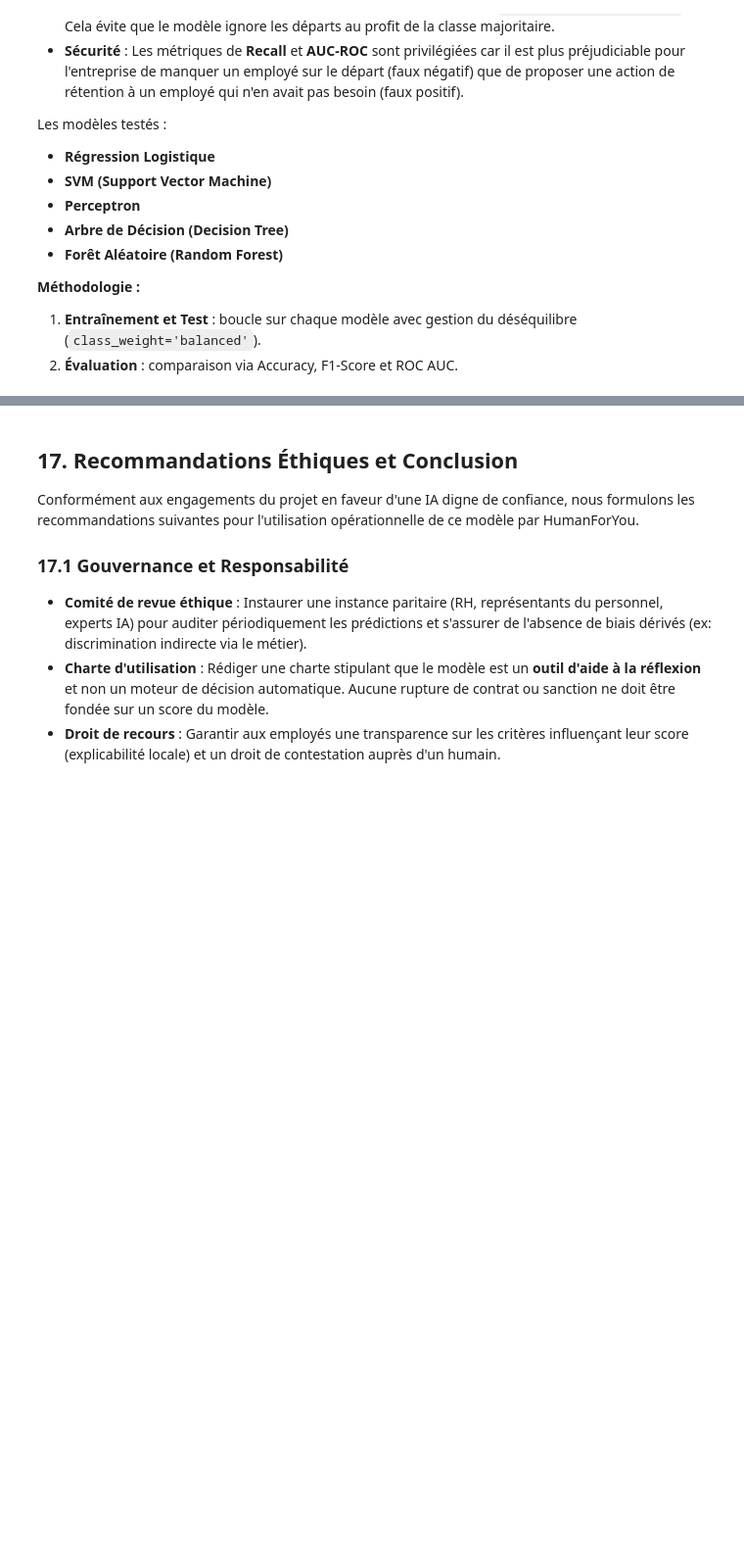
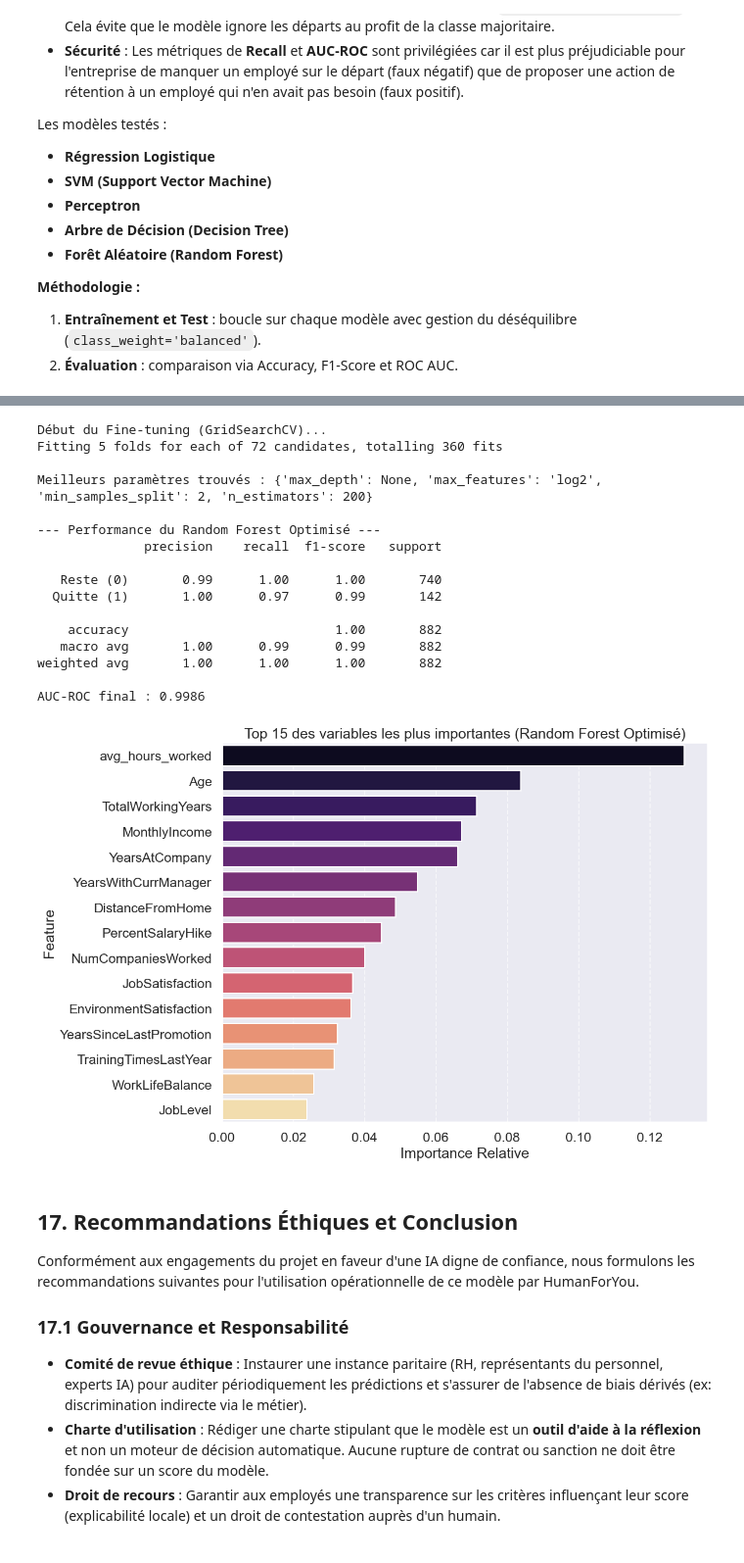
Before and after one commit to Raikuji/Cesi_Machine_Learning, a Jupyter notebook: projet_ia.ipynb, the cells around one changed output, grey strips where cells are left out. Shown at 98% size. Drawn from its saved outputs; the diff is of its cells as text; code cells hidden in the pictures; blank space fills up the shorter version.

Commit message:
Add fine-tuning

```diff
--- a/projet_ia.ipynb
+++ b/projet_ia.ipynb
@@ -1040,3 +1060,70 @@ weighted avg       1.00      1.00      1.00       882
+# %%
+from sklearn.model_selection import GridSearchCV
+
+# --- 1. Définition de la grille de paramètres ---
+param_grid = {
+    'n_estimators': [100, 200, 300],
+    'max_depth': [None, 10, 20, 30],
+    'min_samples_split': [2, 5, 10],
+    'max_features': ['sqrt', 'log2']
+}
+
+# --- 2. Recherche par grille ---
+rf_base = RandomForestClassifier(class_weight='balanced', random_state=42)
+
+grid_search = GridSearchCV(
+    estimator=rf_base,
+    param_grid=param_grid,
+    cv=5,
+    scoring='f1',
+    n_jobs=-1,
+    verbose=1
+)
+
+print("Début du Fine-tuning (GridSearchCV)... ")
+grid_search.fit(X_train, y_train)
+
+best_rf = grid_search.best_estimator_
+print(f"\nMeilleurs paramètres trouvés : {grid_search.best_params_}")
+
+# --- 3. Évaluation du meilleur modèle ---
+y_pred_tuned = best_rf.predict(X_test)
+y_prob_tuned = best_rf.predict_proba(X_test)[:, 1]
+
+print("\n--- Performance du Random Forest Optimisé ---")
+print(classification_report(y_test, y_pred_tuned, target_names=['Reste (0)', 'Quitte (1)']))
+print(f"AUC-ROC final : {roc_auc_score(y_test, y_prob_tuned):.4f}")
+
+# --- 4. Importance des variables (Feature Importance) ---
+importances = best_rf.feature_importances_
+feature_names = X_train.columns
+feature_importance_df = pd.DataFrame({'Feature': feature_names, 'Importance': importances}).sort_values(by='Importance', ascending=False)
+
+plt.figure(figsize=(12, 8))
+sns.barplot(x='Importance', y='Feature', data=feature_importance_df.head(15), palette='magma')
+plt.title('Top 15 des variables les plus importantes (Random Forest Optimisé)')
+plt.xlabel('Importance Relative')
+plt.grid(axis='x', linestyle='--', alpha=0.6)
+plt.tight_layout()
+plt.show()
+# %% [output]
+Début du Fine-tuning (GridSearchCV)...
+Fitting 5 folds for each of 72 candidates, totalling 360 fits
+
+Meilleurs paramètres trouvés : {'max_depth': None, 'max_features': 'log2', 'min_samples_split': 2, 'n_estimators': 200}
+
+--- Performance du Random Forest Optimisé ---
+              precision    recall  f1-score   support
+
+   Reste (0)       0.99      1.00      1.00       740
+  Quitte (1)       1.00      0.97      0.99       142
+
+    accuracy                           1.00       882
+   macro avg       1.00      0.99      0.99       882
+weighted avg       1.00      1.00      1.00       882
+
+AUC-ROC final : 0.9986
+[figure, added]
 # %% [markdown]
 ## 17. Recommandations Éthiques et Conclusion
 
```
Also changed, not shown: parts of 2 cells of this notebook.
